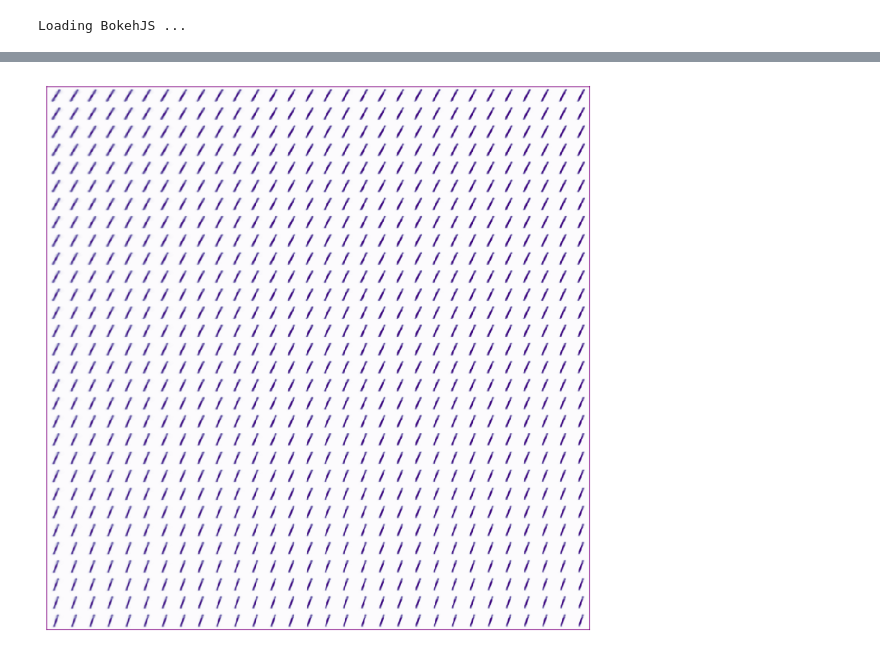
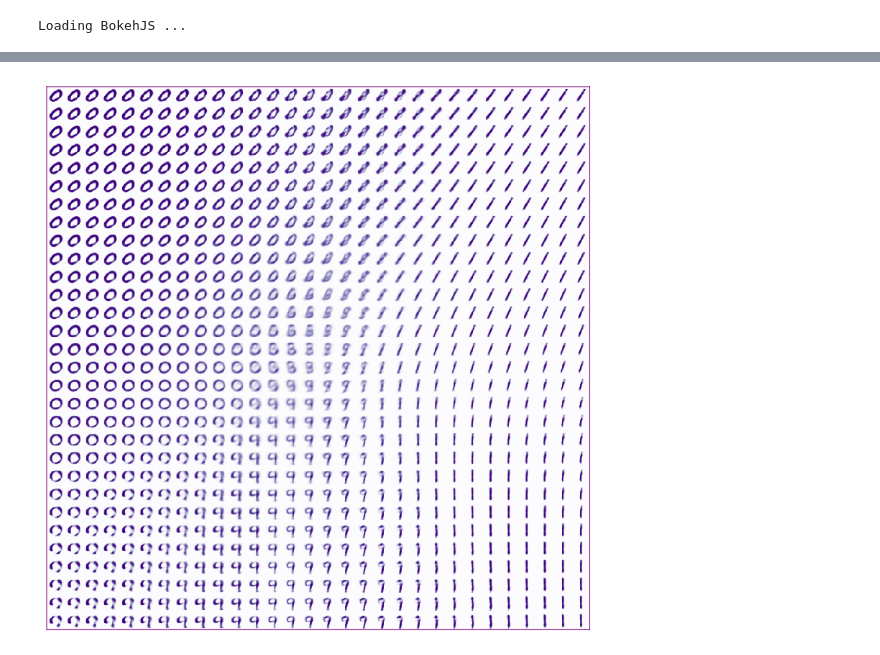
Before and after one commit to lingerlyn/vae_tutorial, a Jupyter notebook: VAE.ipynb, the cells around one changed output, grey strips where cells are left out. Saved outputs shown, nothing was run; the diff lists cells and outputs as text; code cells hidden in the pictures.

```diff
--- a/VAE.ipynb
+++ b/VAE.ipynb
@@ -484,7 +484,7 @@ visu.plotting_training_visual(reconstructed, x_sample_m[:100])
 Loading BokehJS ...
 # %%
 #generation of new data using custum mean
-visu.plott_gener_sample_from_dist(0, 2, -4, -2)
+visu.plott_gener_sample_from_dist(-6, 6, -6, 6)
 # %% [output]
 [interactive output not drawn]
-[figure, old version]
+[figure, new version]
```
Also changed, not shown: parts of 1 cell of this notebook, 1 other file.
